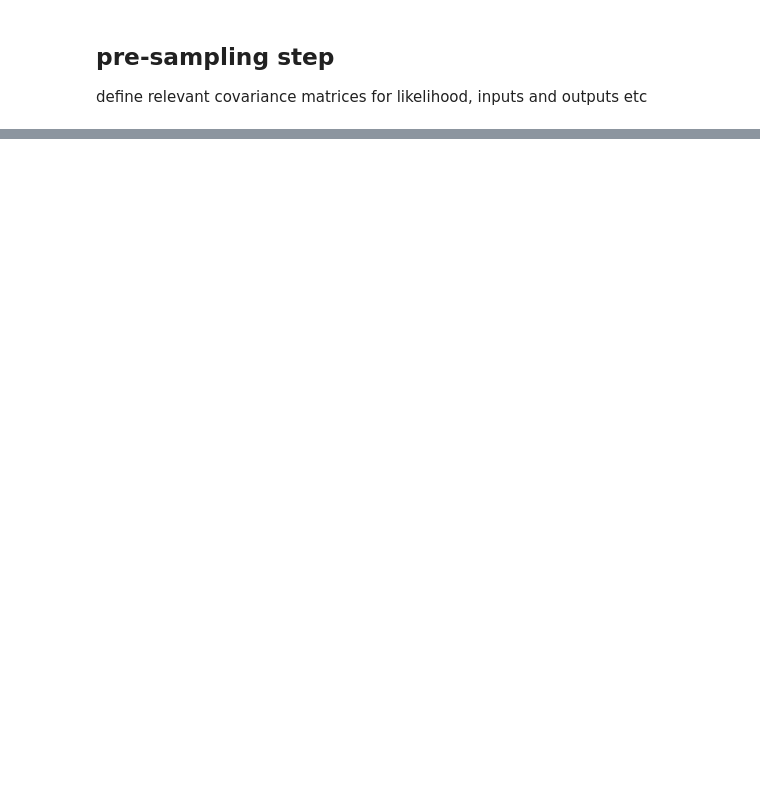
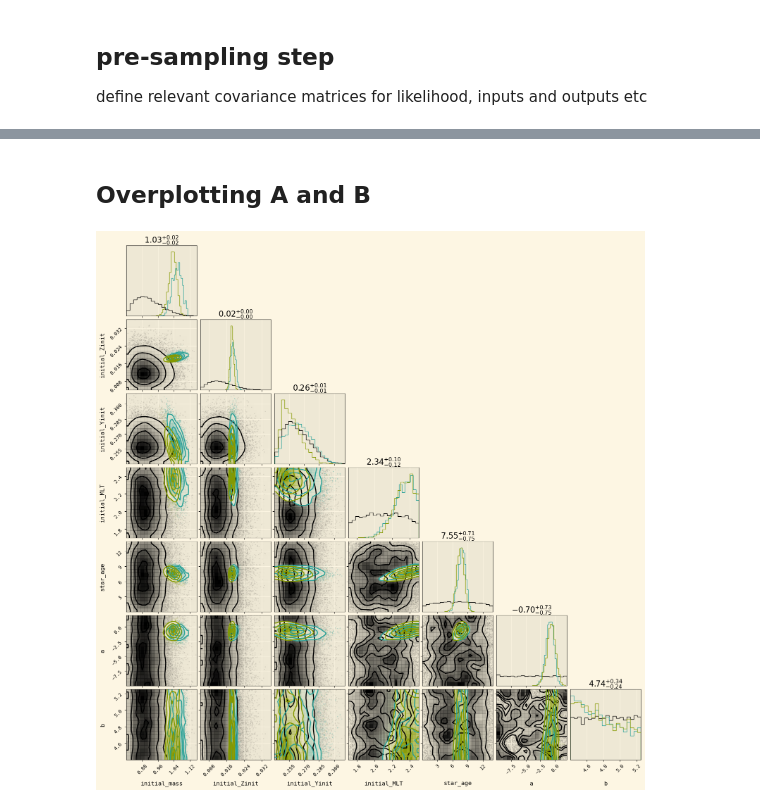
Before and after one commit to ojscutt/ultranest-pitchfork, a Jupyter notebook: 16CygA.ipynb, the cells around one changed output, grey strips where cells are left out. Drawn from its saved outputs; the diff is of its cells as text; code cells hidden in the pictures; blank space fills up the shorter version.

```diff
--- a/16CygA.ipynb
+++ b/16CygA.ipynb
@@ -344,0 +329,60 @@ inspect_star(path)
+# %% [markdown]
+## Overplotting A and B
+# %%
+labels = ['initial_mass', 'initial_Zinit', 'initial_Yinit', 'initial_MLT', 'star_age', 'a', 'b']
+
+mass_prior = prior_funcs.custom_beta_prior(0.8, 1.2, a=2, b=5)
+
+Zinit_prior = prior_funcs.custom_beta_prior(0.004, 0.038, a=2, b=5)
+
+Yinit_prior = prior_funcs.custom_beta_prior(0.24, 0.32, a=2, b=5)
+
+MLT_prior = prior_funcs.custom_beta_prior(1.7, 2.5, a=1.2, b=1.2)
+
+age_prior = prior_funcs.custom_beta_prior(0.03, 14, a=1.2, b=1.2)
+
+a_prior = prior_funcs.custom_uniform_prior(-10, 2)
+
+b_prior = prior_funcs.custom_uniform_prior(4.4, 5.25)
+
+
+priors = [mass_prior, Zinit_prior, Yinit_prior, MLT_prior, age_prior, a_prior, b_prior]
+
+colors = plt.rcParams["axes.prop_cycle"].by_key()["color"]
+
+size = 10000
+prior_samples = np.array([prior.rvs(size=size) for prior in priors])
+legend_labels = []
+corner_color = 'black'
+figure = corner.corner(prior_samples.T, labels = labels, color=corner_color, hist_kwargs={'density':True}, smooth=True);
+
+path = f'stars/{star_name}/'
+
+star_json = path + f'{star_name}.json'
+
+star_df = pd.read_json(star_json).dropna(axis=1)
+
+published_inps = np.concatenate((star_df[['initial_mass', 'initial_Zinit', 'initial_Yinit', 'initial_MLT', 'star_age']].values[0],(np.nan,np.nan)))
+
+with open(path+f'/samples.pkl', 'rb') as fp:
+ samples = pickle.load(fp)
+
+corner.corner(samples['samples'], fig=figure, color=colors[1], hist_kwargs={'density':True}, smooth=True,show_titles=True);
+
+path = f'stars/16CygB/'
+
+star_json = path + f'16CygB.json'
+
+star_df = pd.read_json(star_json).dropna(axis=1)
+
+published_inps = np.concatenate((star_df[['initial_mass', 'initial_Zinit', 'initial_Yinit', 'initial_MLT', 'star_age']].values[0],(np.nan,np.nan)))
+
+with open(path+f'/samples.pkl', 'rb') as fp:
+ samples = pickle.load(fp)
+
+corner.corner(samples['samples'], fig=figure, color=colors[2], hist_kwargs={'density':True}, smooth=True,show_titles=True);
+
+
+plt.show()
+# %% [output]
+[figure, added]
```
Also changed, not shown: parts of 4 cells of this notebook, 9 other files.
